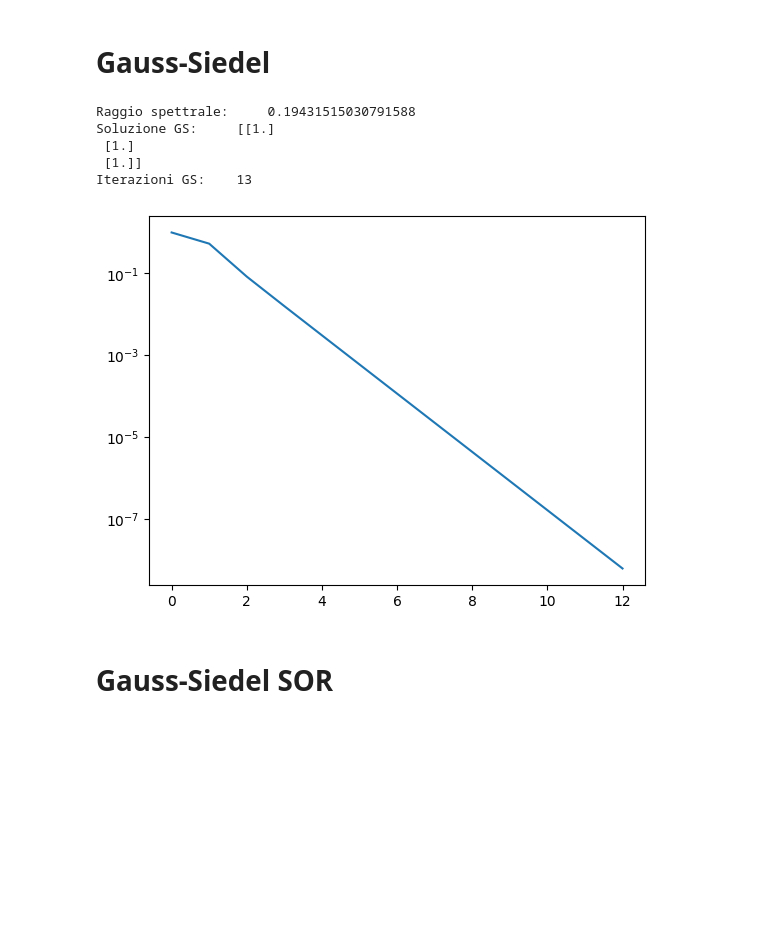
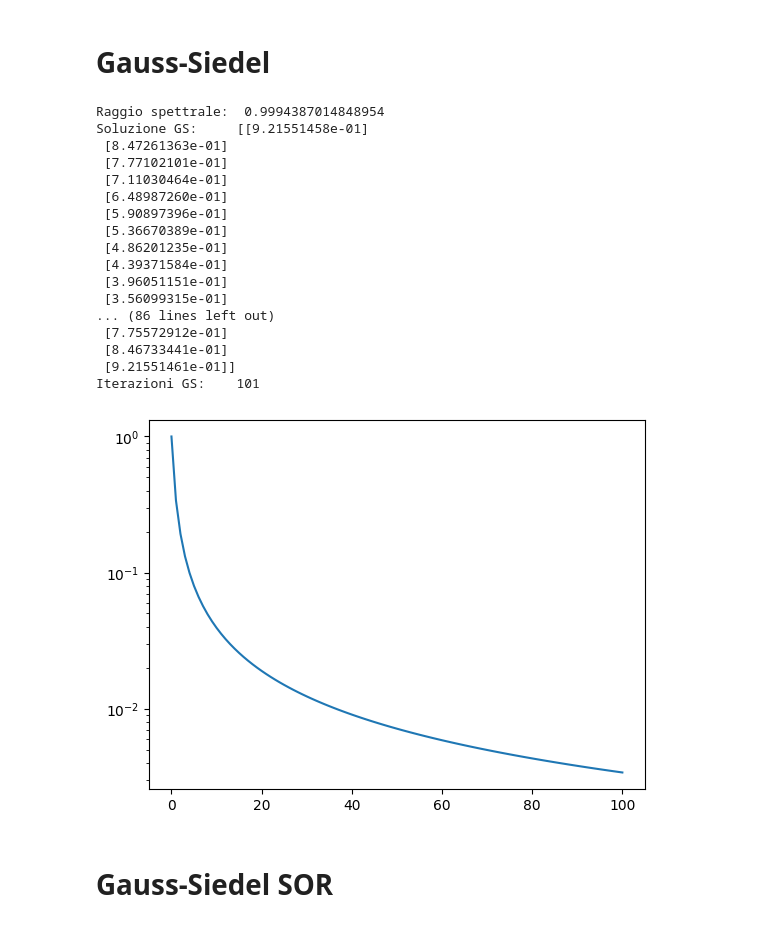
Before and after one commit to SonOfGillas/MetodiNumerici, a Jupyter notebook: Iterativi.ipynb, the cells around one changed output. Saved outputs shown, nothing was run; the diff lists cells and outputs as text; code cells hidden in the pictures; blank space fills up the shorter version.

```diff
--- a/Iterativi.ipynb
+++ b/Iterativi.ipynb
@@ -68,10 +55,8 @@ def jacobi(A, b, x0, toll, itmax):
 
     return x, it, err_vet
 # %%
-# Creo il vettore colonna. Il vettore in questione, senza reshape è un array 1D che non è adatto
-# alle operazioni con vettori colonna
 n = A.shape[0]
-b = np.sum(A, axis=1).reshape(n, 1)
+
 # Posso scegliere un qualunque vettore iniziale
 x0 = np.zeros((n, 1))
 itmax = 100
@@ -145,27 +130,36 @@ def gauss_seidel(A, b, x0, toll, itmax):
 
     return x, it, err_vet
 # %%
-A = np.array([[4, 1, 3], [3, 4, 1], [1, 1, 17]])
-n = A.shape[0]
-b = np.sum(A, axis=1).reshape(n, 1)
 # Posso scegliere un qualunque vettore iniziale
 x0 = np.zeros((n, 1))
 itmax = 100
 toll = 1e-8
 xG, itG, err_vetG = gauss_seidel(A, b, x0, toll, itmax)
 
 print("Soluzione GS:    ", xG)
 print("Iterazioni GS:   ", itG)
 
 plt.semilogy(np.arange(itG), err_vetG)
 plt.show()
 # %% [output]
-Raggio spettrale:     0.19431515030791588
-Soluzione GS:     [[1.]
- [1.]
- [1.]]
-Iterazioni GS:    13
+Raggio spettrale:  0.9994387014848954
+Soluzione GS:     [[9.21551458e-01]
+ [8.47261363e-01]
+ [7.77102101e-01]
+ [7.11030464e-01]
+ [6.48987260e-01]
+ [5.90897396e-01]
+ [5.36670389e-01]
+ [4.86201235e-01]
+ [4.39371584e-01]
+ [3.96051151e-01]
+ [3.56099315e-01]
+... (86 lines left out)
+ [7.75572912e-01]
+ [8.46733441e-01]
+ [9.21551461e-01]]
+Iterazioni GS:    101
-[figure, old version]
+[figure, new version]
 # %% [markdown]
 # Gauss-Siedel SOR
 # %%
```
Also changed, not shown: parts of 11 cells of this notebook.
